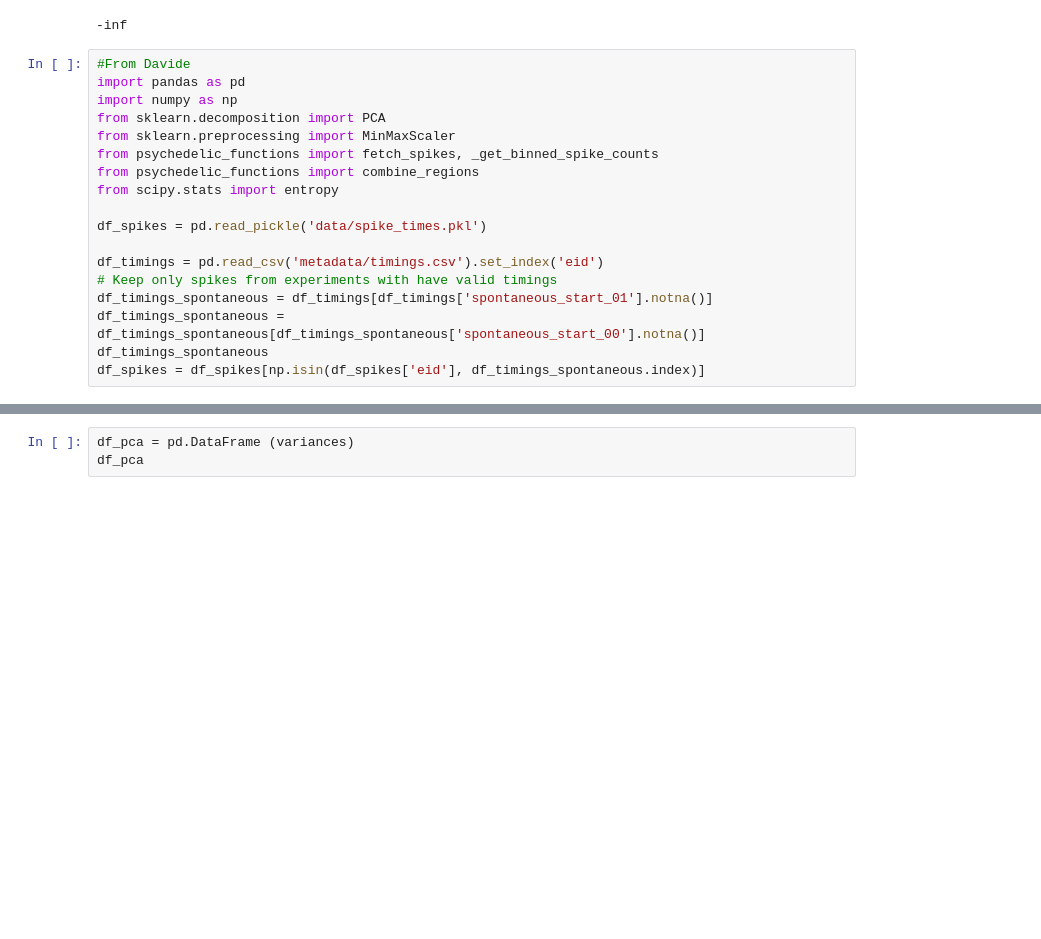
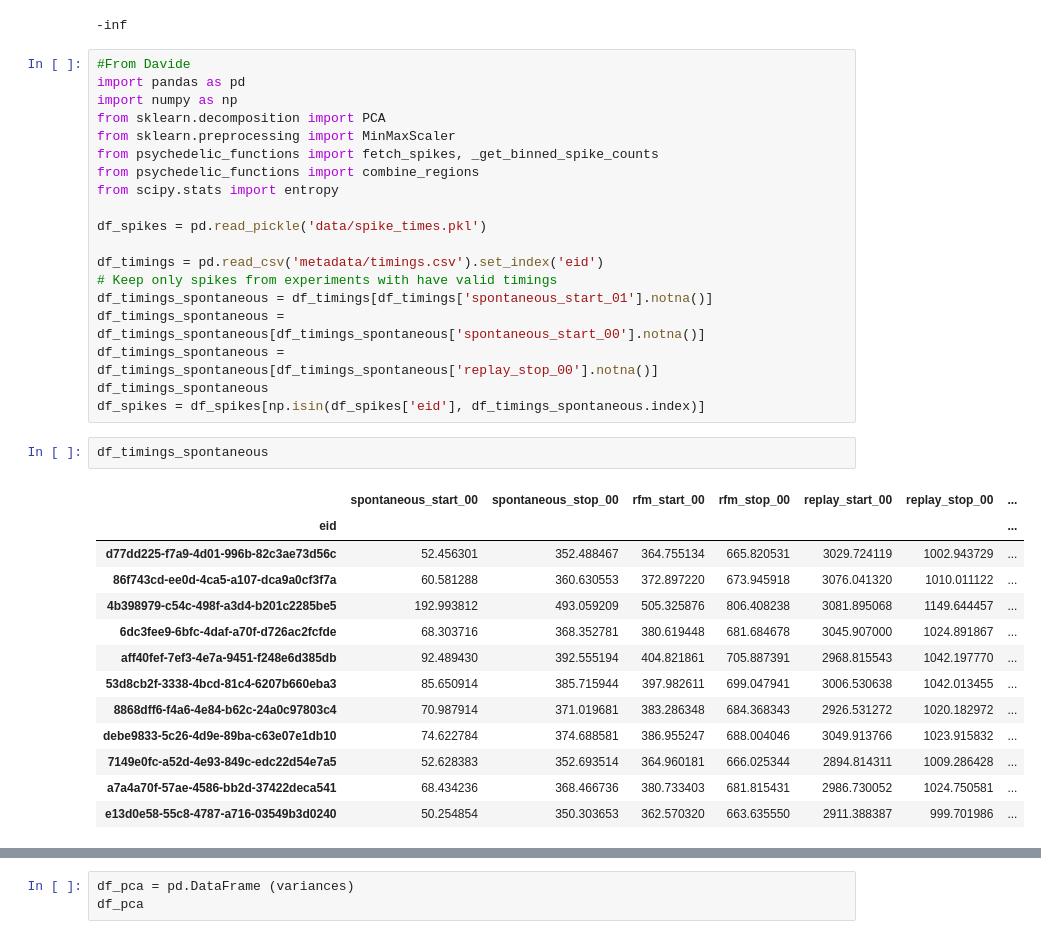
Before and after one commit to ja-94/psychedelics, a Jupyter notebook: 02_PCA.ipynb, the cells around one changed output, grey strips where cells are left out. Cells and saved outputs as stored; diff of their text form; blank space fills up the shorter version.

Commit message:
Getting errors -> REPLAY_START_0X AND REPLAY_STOP_0X ARE INVERTED IN DF TIMINGS (STOP ALWAYS SOONER THAN START)

```diff
--- a/02_PCA.ipynb
+++ b/02_PCA.ipynb
@@ -727,6 +727,23 @@ df_timings = pd.read_csv('metadata/timings.csv').set_index('eid')
 # Keep only spikes from experiments with have valid timings
 df_timings_spontaneous = df_timings[df_timings['spontaneous_start_01'].notna()]
 df_timings_spontaneous = df_timings_spontaneous[df_timings_spontaneous['spontaneous_start_00'].notna()]
+df_timings_spontaneous = df_timings_spontaneous[df_timings_spontaneous['replay_stop_00'].notna()]
 df_timings_spontaneous
 df_spikes = df_spikes[np.isin(df_spikes['eid'], df_timings_spontaneous.index)]
+# %%
+df_timings_spontaneous
+# %% [output]
+|  | spontaneous_start_00 | spontaneous_stop_00 | rfm_start_00 | rfm_stop_00 | replay_start_00 | replay_stop_00 | ... |
+| eid |  |  |  |  |  |  | ... |
+| d77dd225-f7a9-4d01-996b-82c3ae73d56c | 52.456301 | 352.488467 | 364.755134 | 665.820531 | 3029.724119 | 1002.943729 | ... |
+| 86f743cd-ee0d-4ca5-a107-dca9a0cf3f7a | 60.581288 | 360.630553 | 372.897220 | 673.945918 | 3076.041320 | 1010.011122 | ... |
+| 4b398979-c54c-498f-a3d4-b201c2285be5 | 192.993812 | 493.059209 | 505.325876 | 806.408238 | 3081.895068 | 1149.644457 | ... |
+| 6dc3fee9-6bfc-4daf-a70f-d726ac2fcfde | 68.303716 | 368.352781 | 380.619448 | 681.684678 | 3045.907000 | 1024.891867 | ... |
+| aff40fef-7ef3-4e7a-9451-f248e6d385db | 92.489430 | 392.555194 | 404.821861 | 705.887391 | 2968.815543 | 1042.197770 | ... |
+| 53d8cb2f-3338-4bcd-81c4-6207b660eba3 | 85.650914 | 385.715944 | 397.982611 | 699.047941 | 3006.530638 | 1042.013455 | ... |
+| 8868dff6-f4a6-4e84-b62c-24a0c97803c4 | 70.987914 | 371.019681 | 383.286348 | 684.368343 | 2926.531272 | 1020.182972 | ... |
+| debe9833-5c26-4d9e-89ba-c63e07e1db10 | 74.622784 | 374.688581 | 386.955247 | 688.004046 | 3049.913766 | 1023.915832 | ... |
+| 7149e0fc-a52d-4e93-849c-edc22d54e7a5 | 52.628383 | 352.693514 | 364.960181 | 666.025344 | 2894.814311 | 1009.286428 | ... |
+| a7a4a70f-57ae-4586-bb2d-37422deca541 | 68.434236 | 368.466736 | 380.733403 | 681.815431 | 2986.730052 | 1024.750581 | ... |
+| e13d0e58-55c8-4787-a716-03549b3d0240 | 50.254854 | 350.303653 | 362.570320 | 663.635550 | 2911.388387 | 999.701986 | ... |
 # %%
```
Also changed, not shown: parts of 2 cells of this notebook.
